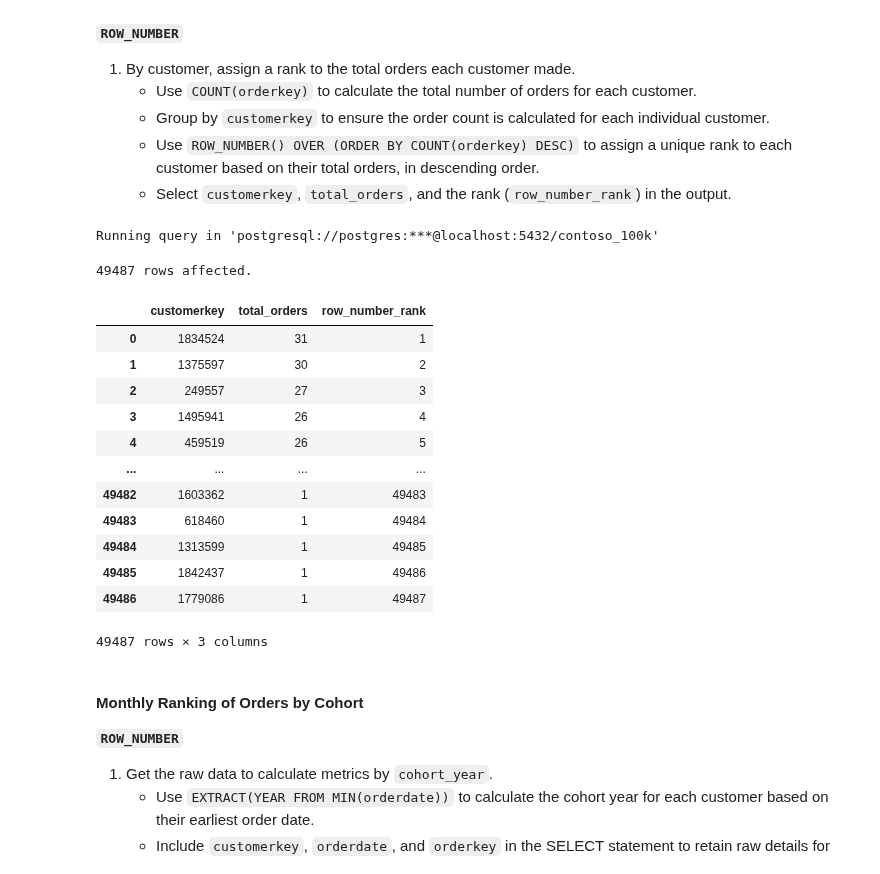
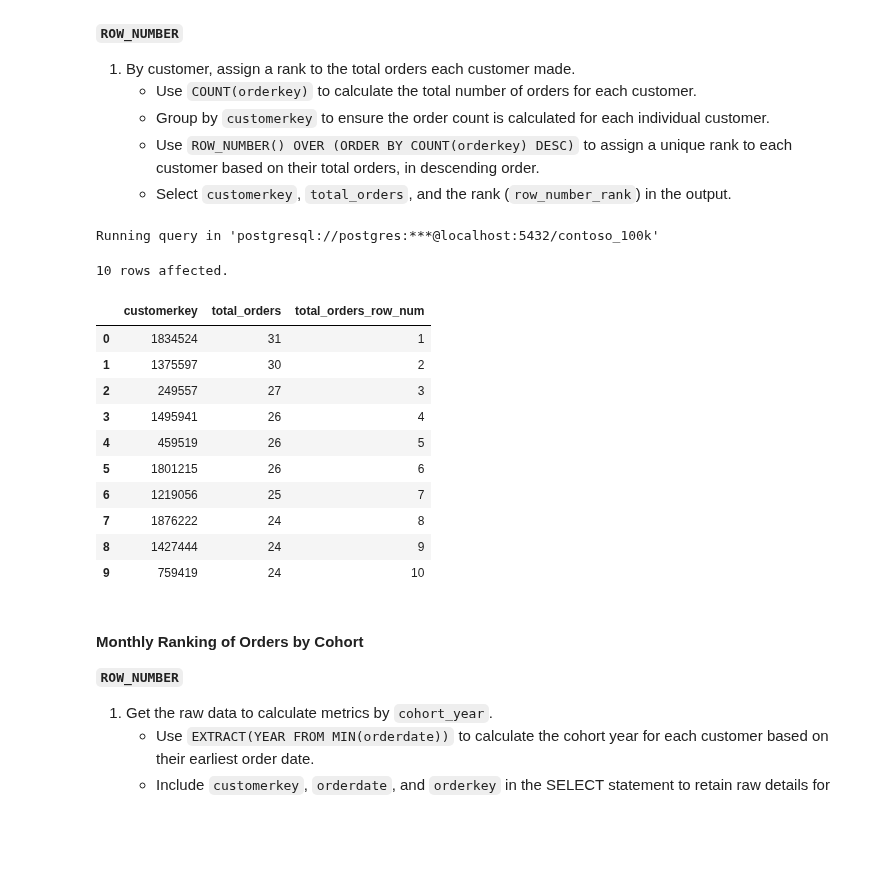
Before and after one commit to mgamzec/SQL_Data_Analytics_Project, a Jupyter notebook: 3_Windows_Functions/3_Ranking.ipynb, the cells around one changed output. Drawn from its saved outputs; the diff is of its cells as text; code cells hidden in the pictures; blank space fills up the shorter version.

```diff
--- a/3_Windows_Functions/3_Ranking.ipynb
+++ b/3_Windows_Functions/3_Ranking.ipynb
@@ -241,27 +397,26 @@ Running query in 'postgresql://postgres:***@localhost:5432/contoso_100k'
 # %%
 %%sql
 SELECT
     customerkey,
     COUNT(orderkey) AS total_orders,
-    ROW_NUMBER() OVER (ORDER BY COUNT(orderkey) DESC) AS row_number_rank
+    ROW_NUMBER() OVER (ORDER BY COUNT(orderkey) DESC) AS total_orders_row_num
 FROM sales
-GROUP BY customerkey;
+GROUP BY customerkey
+LIMIT 10
 # %% [output]
 Running query in 'postgresql://postgres:***@localhost:5432/contoso_100k'
-49487 rows affected.
+10 rows affected.
-|  | customerkey | total_orders | row_number_rank |
+|  | customerkey | total_orders | total_orders_row_num |
 | 0 | 1834524 | 31 | 1 |
 | 1 | 1375597 | 30 | 2 |
 | 2 | 249557 | 27 | 3 |
 | 3 | 1495941 | 26 | 4 |
 | 4 | 459519 | 26 | 5 |
-| ... | ... | ... | ... |
-| 49482 | 1603362 | 1 | 49483 |
-| 49483 | 618460 | 1 | 49484 |
-| 49484 | 1313599 | 1 | 49485 |
-| 49485 | 1842437 | 1 | 49486 |
-| 49486 | 1779086 | 1 | 49487 |
+| 5 | 1801215 | 26 | 6 |
+| 6 | 1219056 | 25 | 7 |
+| 7 | 1876222 | 24 | 8 |
+| 8 | 1427444 | 24 | 9 |
+| 9 | 759419 | 24 | 10 |
-49487 rows × 3 columns
 # %% [markdown]
 #### Monthly Ranking of Orders by Cohort
 
```
Also changed, not shown: parts of 22 cells of this notebook.
